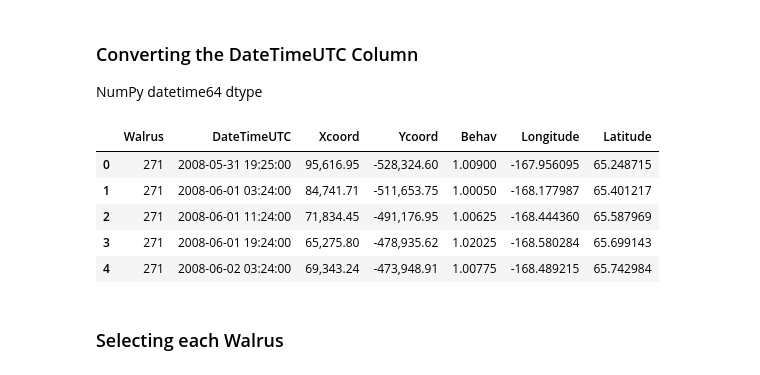
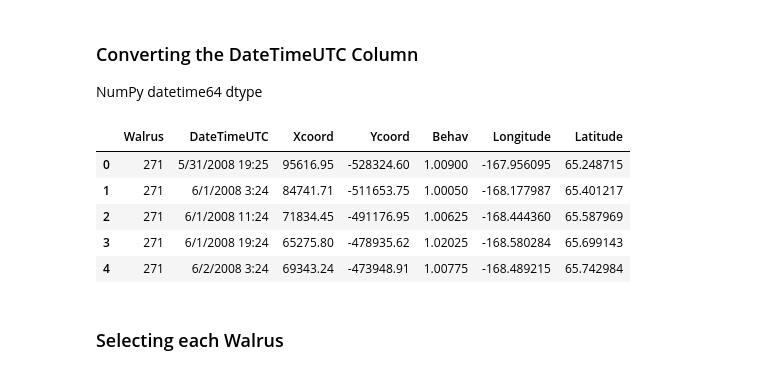
Before and after one commit to ygbeal/USGS_2015_06_23-25, a Jupyter notebook: 24_June/04_python_reading-plotting.ipynb, the cells around one changed output. Drawn from its saved outputs; the diff is of its cells as text; code cells hidden in the pictures.

```diff
--- a/24_June/04_python_reading-plotting.ipynb
+++ b/24_June/04_python_reading-plotting.ipynb
@@ -71,16 +69,16 @@ print df
 NumPy datetime64 dtype
 # %%
 filename = os.path.join('Walrus_Data','Walruses.csv')
-df = pd.read_csv(filename)
-df['DateTimeUTC'] = pd.to_datetime(df['DateTimeUTC'])
+df = pd.read_csv(filename, parse_dates=True,
+                 thousands=',')
 df.head(5)
 # %% [output]
 |  | Walrus | DateTimeUTC | Xcoord | Ycoord | Behav | Longitude | Latitude |
-| 0 | 271 | 2008-05-31 19:25:00 | 95,616.95 | -528,324.60 | 1.00900 | -167.956095 | 65.248715 |
-| 1 | 271 | 2008-06-01 03:24:00 | 84,741.71 | -511,653.75 | 1.00050 | -168.177987 | 65.401217 |
-| 2 | 271 | 2008-06-01 11:24:00 | 71,834.45 | -491,176.95 | 1.00625 | -168.444360 | 65.587969 |
-| 3 | 271 | 2008-06-01 19:24:00 | 65,275.80 | -478,935.62 | 1.02025 | -168.580284 | 65.699143 |
-| 4 | 271 | 2008-06-02 03:24:00 | 69,343.24 | -473,948.91 | 1.00775 | -168.489215 | 65.742984 |
+| 0 | 271 | 5/31/2008 19:25 | 95616.95 | -528324.60 | 1.00900 | -167.956095 | 65.248715 |
+| 1 | 271 | 6/1/2008 3:24 | 84741.71 | -511653.75 | 1.00050 | -168.177987 | 65.401217 |
+| 2 | 271 | 6/1/2008 11:24 | 71834.45 | -491176.95 | 1.00625 | -168.444360 | 65.587969 |
+| 3 | 271 | 6/1/2008 19:24 | 65275.80 | -478935.62 | 1.02025 | -168.580284 | 65.699143 |
+| 4 | 271 | 6/2/2008 3:24 | 69343.24 | -473948.91 | 1.00775 | -168.489215 | 65.742984 |
 # %% [markdown]
 ### Selecting each Walrus
 # %%
```
Also changed, not shown: parts of 12 cells of this notebook.
